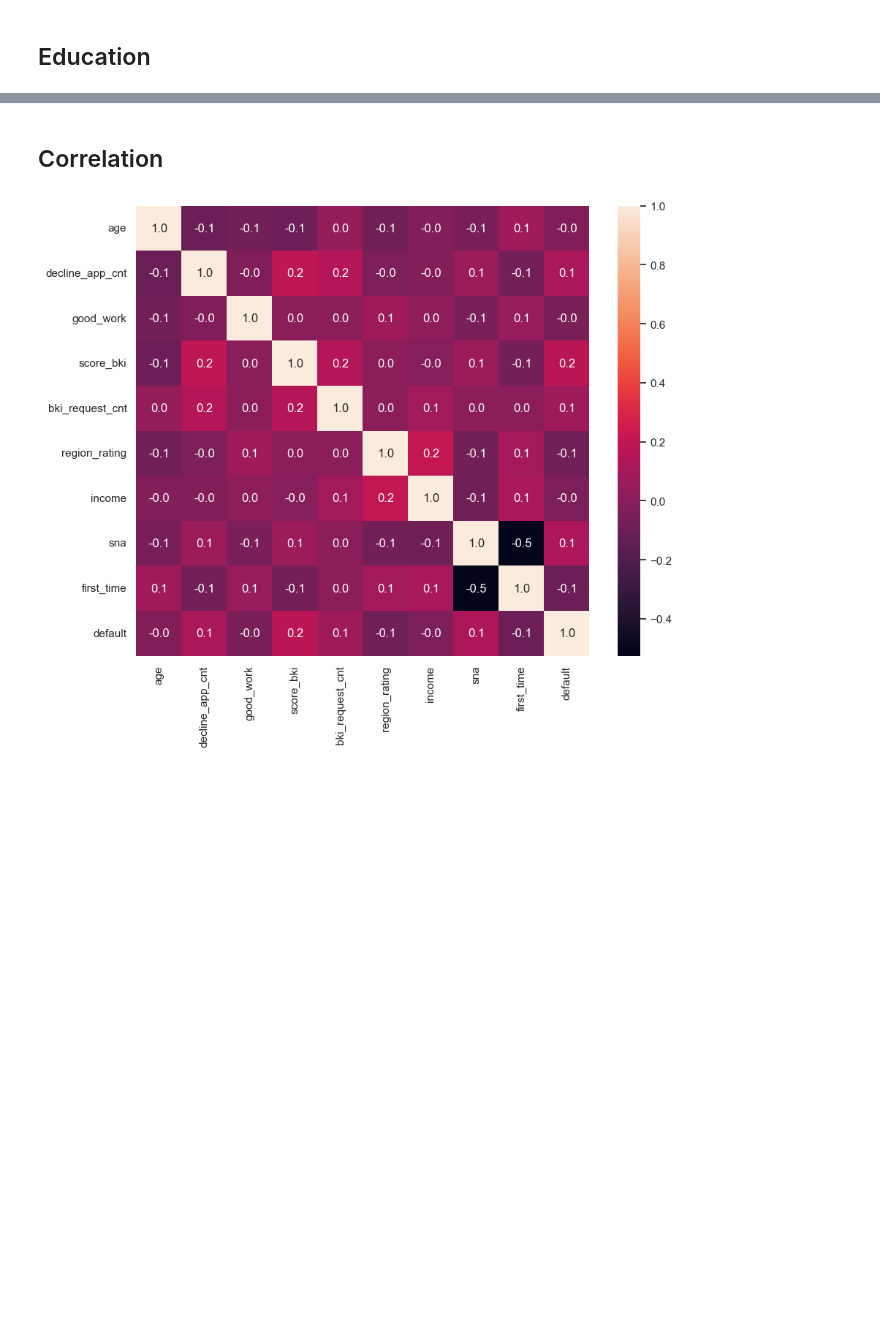
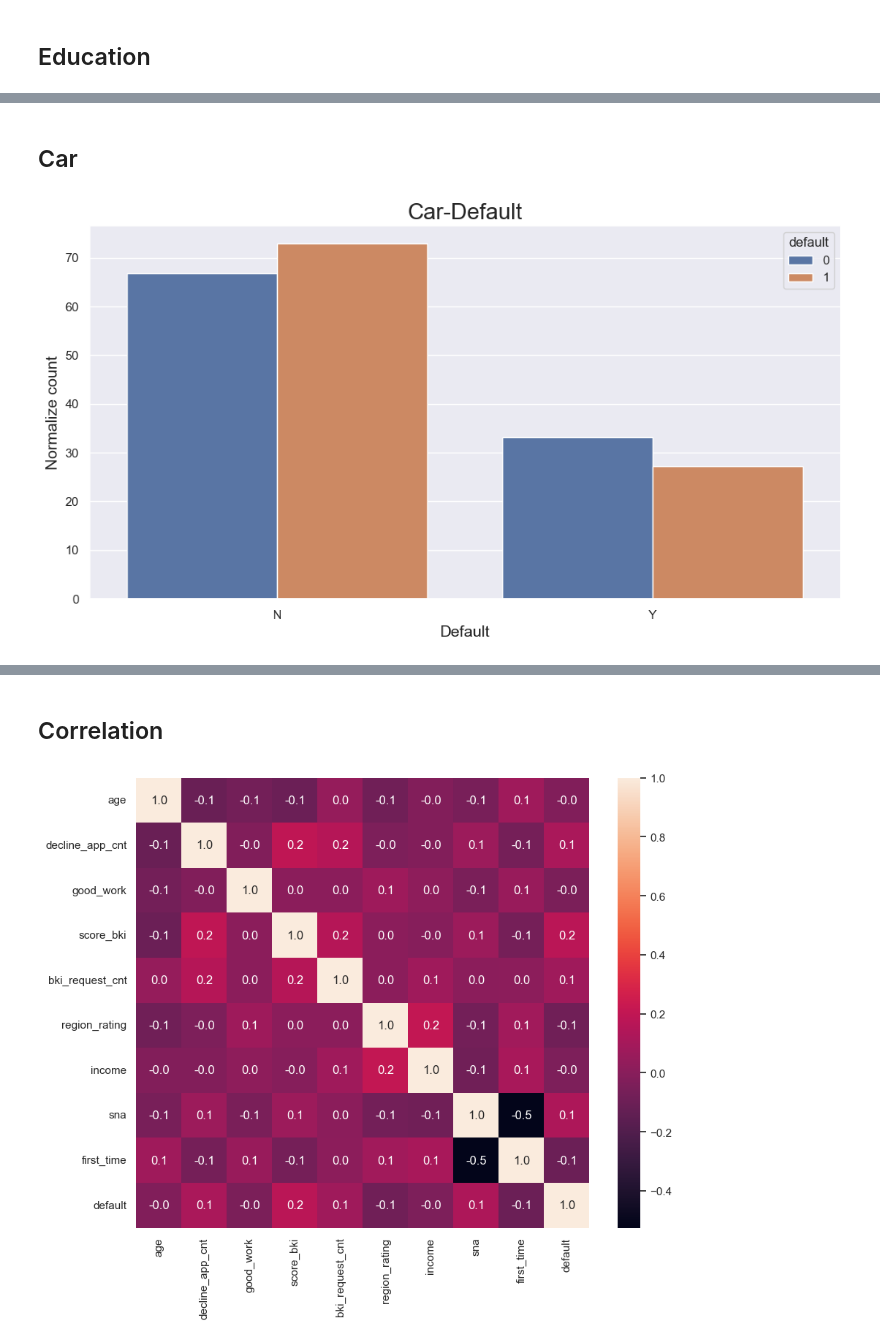
Before and after one commit to 1roma1/CreditScoring, a Jupyter notebook: notebooks/visualization.ipynb, the cells around one changed output, grey strips where cells are left out. Drawn from its saved outputs; the diff is of its cells as text; code cells hidden in the pictures; blank space fills up the shorter version.

```diff
--- a/notebooks/visualization.ipynb
+++ b/notebooks/visualization.ipynb
@@ -110,0 +128,16 @@ Text(0.5, 0, 'default')
+# %% [markdown]
+## Car
+# %%
+car_def = (df.groupby(df["default"])["car"]
+              .value_counts(normalize=True)
+              .mul(100)
+              .rename("percent")
+              .reset_index())
+plt.figure(figsize=(12, 6))
+ax = sns.barplot(x="car", y="percent", hue="default", data=car_def)
+
+plt.title("Car - Default", fontsize=20)
+plt.ylabel("Normalize count", fontsize=14)
+plt.xlabel("Default", fontsize=14);
+# %% [output]
+[figure, added]
```
Also changed, not shown: parts of 22 cells of this notebook, 3 other files.
